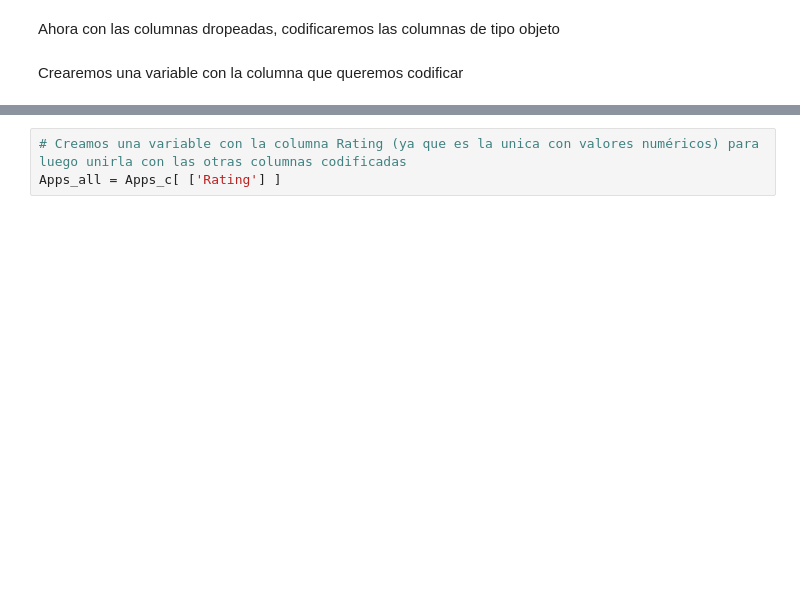
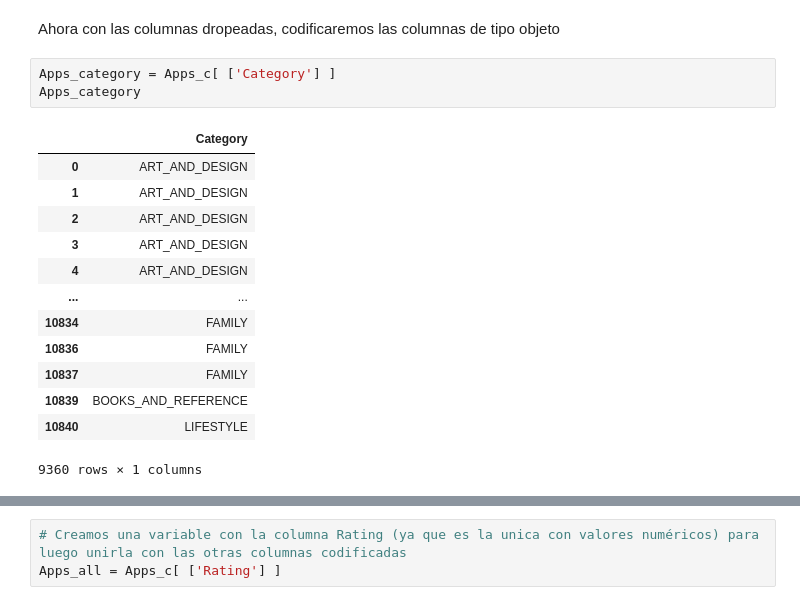
Before and after one commit to DaniPaz12/VisualStudioThings, a Jupyter notebook: IA/Notebooks CLASIFICACION Y CLUSTERING/Clasificación Google Play Store App.ipynb, the cells around one changed output, grey strips where cells are left out. Saved outputs shown, nothing was run; the diff lists cells and outputs as text; blank space fills up the shorter version.

```diff
--- a/IA/Notebooks CLASIFICACION Y CLUSTERING/Clasificación Google Play Store App.ipynb
+++ b/IA/Notebooks CLASIFICACION Y CLUSTERING/Clasificación Google Play Store App.ipynb
@@ -155,4 +155,19 @@ memory usage: 916.2+ KB
 # %% [markdown]
 Ahora con las columnas dropeadas, codificaremos las columnas de tipo objeto
-# %% [markdown]
-Crearemos una variable con la columna que queremos codificar
+# %%
+Apps_category = Apps_c[ ['Category'] ]
+Apps_category
+# %% [output]
+|  | Category |
+| 0 | ART_AND_DESIGN |
+| 1 | ART_AND_DESIGN |
+| 2 | ART_AND_DESIGN |
+| 3 | ART_AND_DESIGN |
+| 4 | ART_AND_DESIGN |
+| ... | ... |
+| 10834 | FAMILY |
+| 10836 | FAMILY |
+| 10837 | FAMILY |
+| 10839 | BOOKS_AND_REFERENCE |
+| 10840 | LIFESTYLE |
+9360 rows × 1 columns
```
Also changed, not shown: parts of 20 cells of this notebook, 1 other file.
